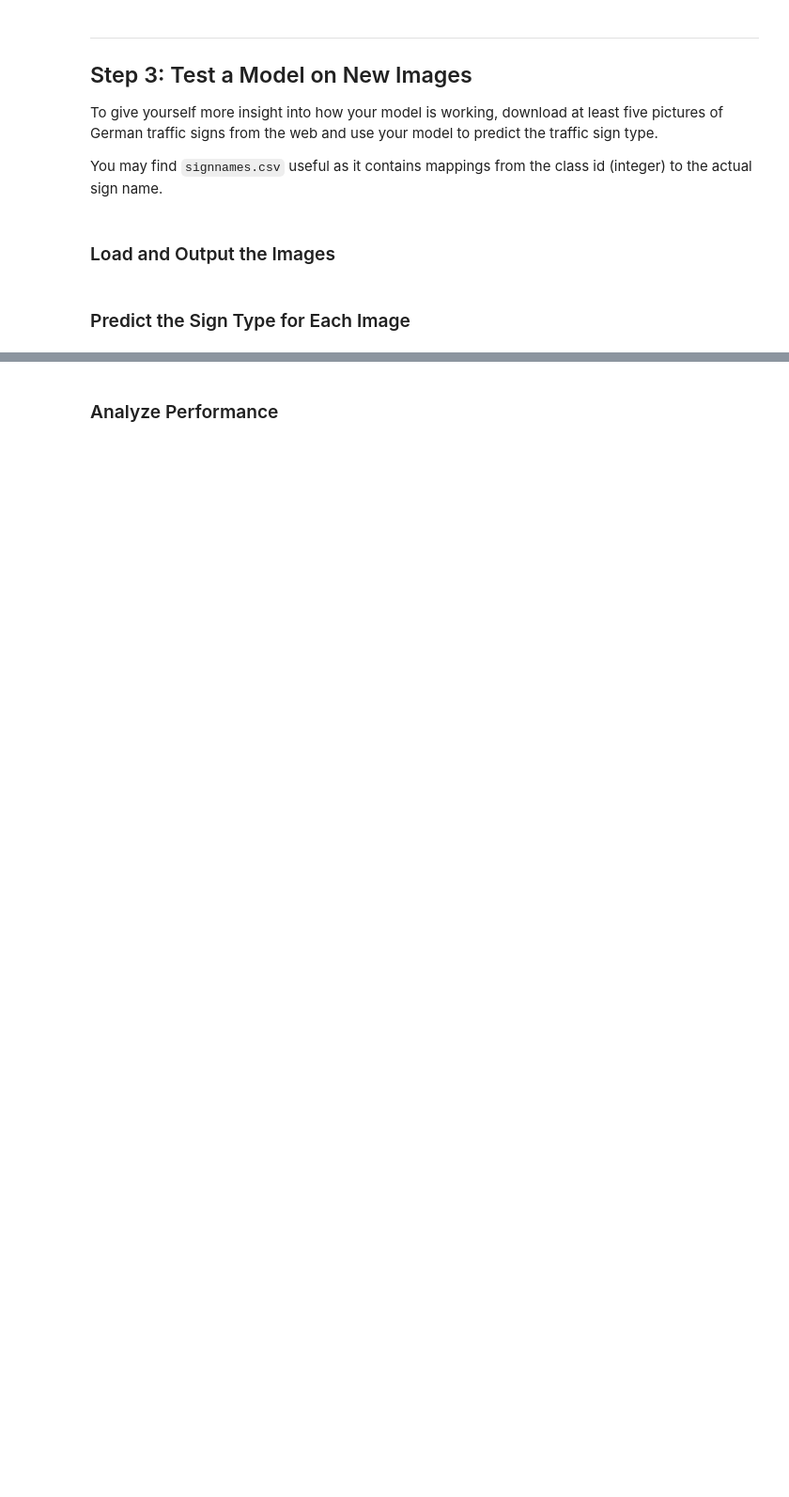
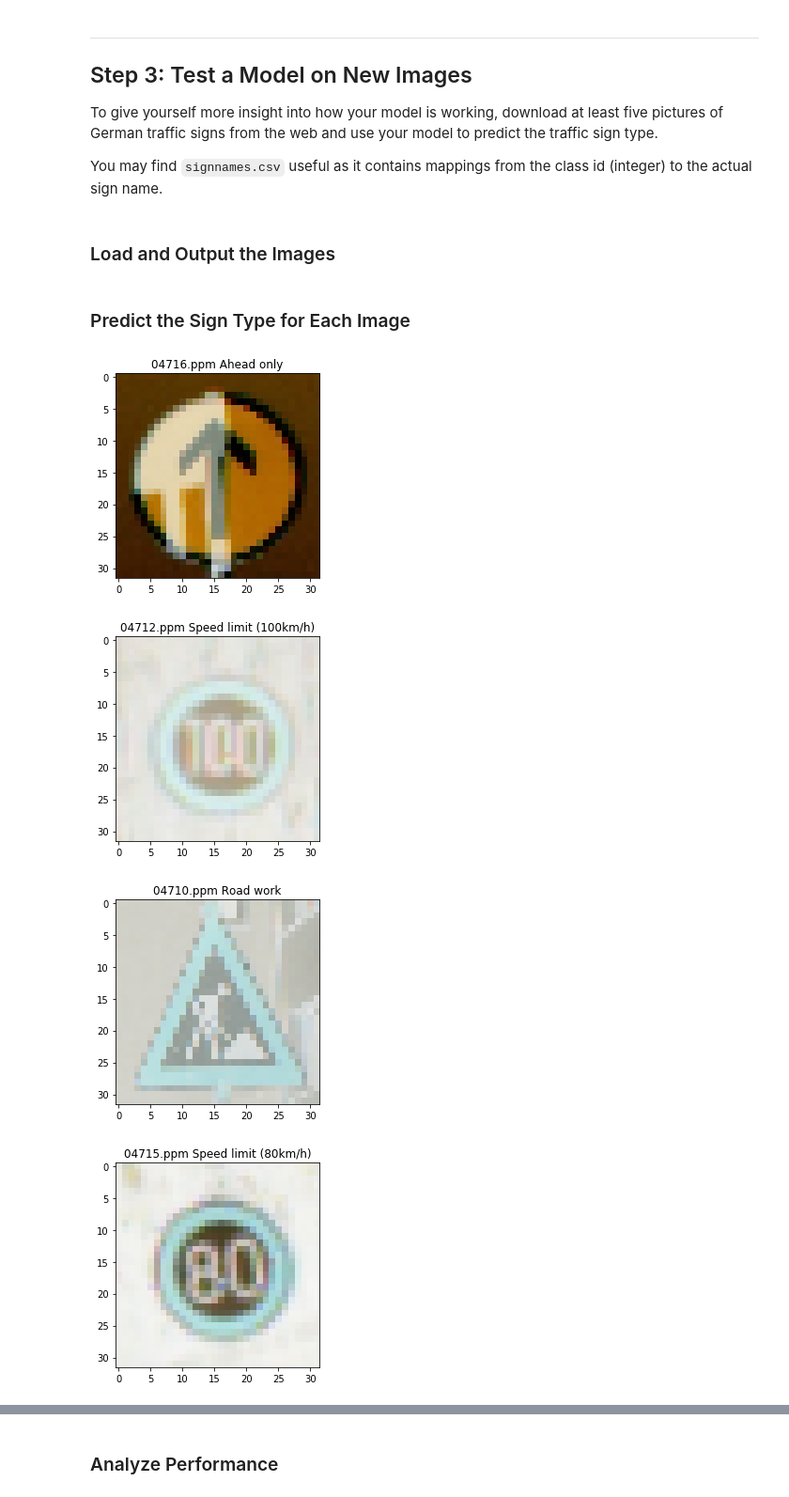
Before and after one commit to mohamedbanhawi/CarND-LaneLines-P1, a Jupyter notebook: Term1/TrafficSignClassifier/CarND-Traffic-Sign-Classifier-Project/Traffic_Sign_Classifier.ipynb, the cells around one changed output, grey strips where cells are left out. Shown at 94% size. Drawn from its saved outputs; the diff is of its cells as text; code cells hidden in the pictures; blank space fills up the shorter version.

```diff
--- a/Term1/TrafficSignClassifier/CarND-Traffic-Sign-Classifier-Project/Traffic_Sign_Classifier.ipynb
+++ b/Term1/TrafficSignClassifier/CarND-Traffic-Sign-Classifier-Project/Traffic_Sign_Classifier.ipynb
@@ -413,14 +414,14 @@ if POST_PROCESS_TRAIN_SET:
     blur1 = None
     blur2 = None
 
-    print("Brighter.. gamma = 2")
-    gamma = 2
+    print("Brighter.. gamma = 5")
+    gamma = 5
     bright = np.copy(X_train)
     bright = adjust_gamma(bright, gamma)
     assert(bright.shape == X_train.shape)
 
-    print("Darker.. gamma = 0.75")
-    gamma = 0.75
+    print("Darker.. gamma = 0.35")
+    gamma = 0.35
     dark = np.copy(X_train)
     dark = adjust_gamma(dark, gamma)
     assert(dark.shape == X_train.shape)
@@ -479,7 +480,9 @@ def random_jitter(x):
         x = shift_dataset(x, dx)
 
     if jitter_func == 4:
-        gamma = random.random()*3
+        alpha = 0.35
+        if random.random() > 0.5:
+            alpha = 5
         x = adjust_gamma(x, gamma)
     return x
 
@@ -692,10 +710,10 @@ y = tf.placeholder(tf.int32, (None))
 one_hot_y = tf.one_hot(y, n_classes)
 
 ### Training pipeline
-rate = 0.00098
+rate = 0.001
 
-EPOCHS = 30
-BATCH_SIZE = 512
+EPOCHS = 15
+BATCH_SIZE = 128
 
 logits = LeNet(x)
 cross_entropy = tf.nn.softmax_cross_entropy_with_logits(labels=one_hot_y, logits=logits)
@@ -765,19 +803,29 @@ You may find `signnames.csv` useful as it contains mappings from the class id (i
 # %%
 import scipy
 from os import listdir
+import cv2
 ### Load the images and plot them here.
 X_online = np.array([])
 
 files = [f for f in listdir('online_test') if '.ppm' in f]
 
+n_online = len(files)
+
 for file in files:
     image = scipy.ndimage.imread('online_test/'+file)
-    if X_online.size ==0:
+    image = cv2.resize(image, (32, 32)).astype(np.float32)
+    if X_online.size == 0:
         X_online = np.array([image])
+
     else:
         X_online = np.concatenate((X_online, np.array([image])), axis =0)
 
-# manually set
-y_online = np.array([])
+# preprocess
+X_original = np.copy(X_online)
+X_online_gray = np.sum(X_online/3, axis=3, keepdims=True)
+X_online = norm_zero(X_online_gray)
+
+# manually set based on csv
+y_online = np.array([35, 7, 25, 5, 40])
 # %% [markdown]
 ### Predict the Sign Type for Each Image
@@ -787,0 +832,15 @@ y_online = np.array([])
+# %%
+with tf.Session() as sess:
+    saver.restore(sess, tf.train.latest_checkpoint('.'))
+
+    y_predict = sess.run(tf.argmax(logits, 1), feed_dict={x: X_online, keep_prob : 1.0})
+
+for i, n in zip(y_predict, range(n_online)):
+    plt.figure()
+    plt.imshow(X_original[n], cmap='gray')
+    plt.title(str(files[n]) +" "+ str(label_values[i][1].decode('ascii')))
+# %% [output]
+[figure, added]
+[figure, added]
+[figure, added]
+[figure, added]
```
Also changed, not shown: parts of 23 cells of this notebook, 1 other file.
